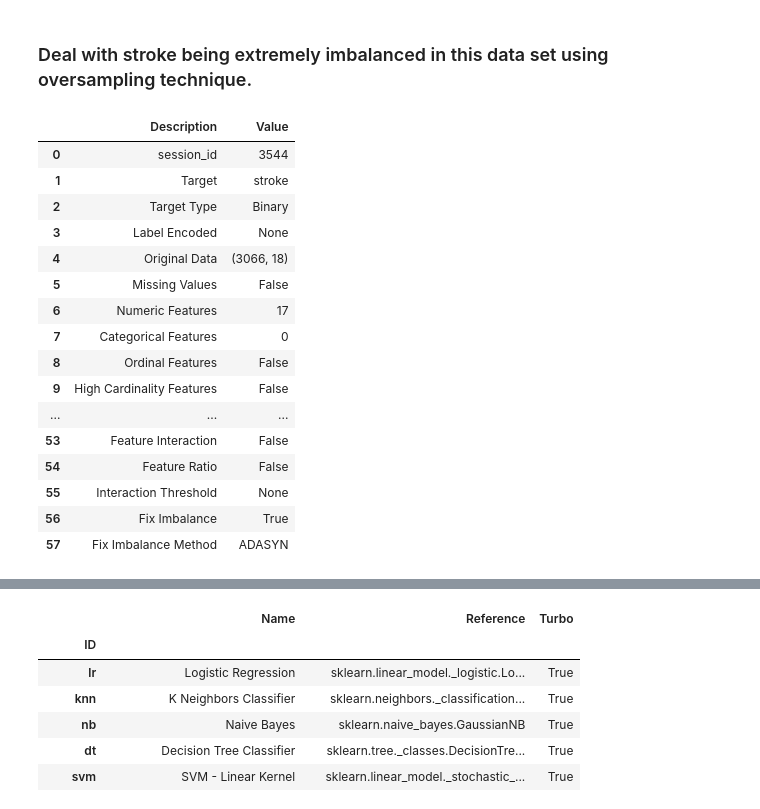
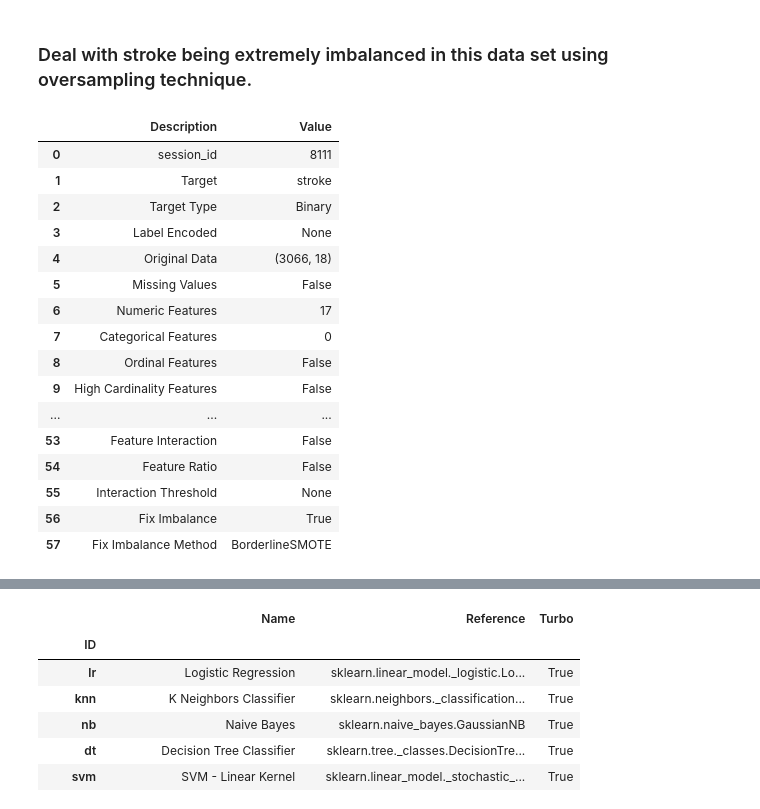
Before and after one commit to SDLoyd/Stroke, a Jupyter notebook: code/stroke.ipynb, the cells around one changed output, grey strips where cells are left out. Saved outputs shown, nothing was run; the diff lists cells and outputs as text; code cells hidden in the pictures.

```diff
--- a/code/stroke.ipynb
+++ b/code/stroke.ipynb
@@ -138,6 +134,7 @@ bmi_mean
-# %%
-# Set to mean
-stroke_df = stroke_df.fillna(bmi_mean)
+# %%
+# Impute with K nearest
+impute = KNNImputer(n_neighbors = 6, weights = 'uniform')
+stroke_df['bmi'] = impute.fit_transform(stroke_df[['bmi']])
 # %%
 # Contrast effect on statistics
 stroke_df.describe()
@@ -279,10 +268,10 @@ X_train_caret_cat
 # %% [markdown]
 ### Deal with stroke being extremely imbalanced in this data set using oversampling technique.
 # %%
-exp_clf_cat = setup(X_train_caret_cat, target='stroke', fix_imbalance = True, fix_imbalance_method=ADASYN())
+exp_clf_cat = setup(X_train_caret_cat, target='stroke', fix_imbalance = True, fix_imbalance_method=BorderlineSMOTE())
 # %% [output]
 |  | Description | Value |
-| 0 | session_id | 3544 |
+| 0 | session_id | 8111 |
 | 1 | Target | stroke |
 | 2 | Target Type | Binary |
 | 3 | Label Encoded | None |
@@ -297,4 +286,4 @@ exp_clf_cat = setup(X_train_caret_cat, target='stroke', fix_imbalance = True, fi
 | 54 | Feature Ratio | False |
 | 55 | Interaction Threshold | None |
 | 56 | Fix Imbalance | True |
-| 57 | Fix Imbalance Method | ADASYN |
+| 57 | Fix Imbalance Method | BorderlineSMOTE |
```
Also changed, not shown: parts of 17 cells of this notebook, 1 other file.
